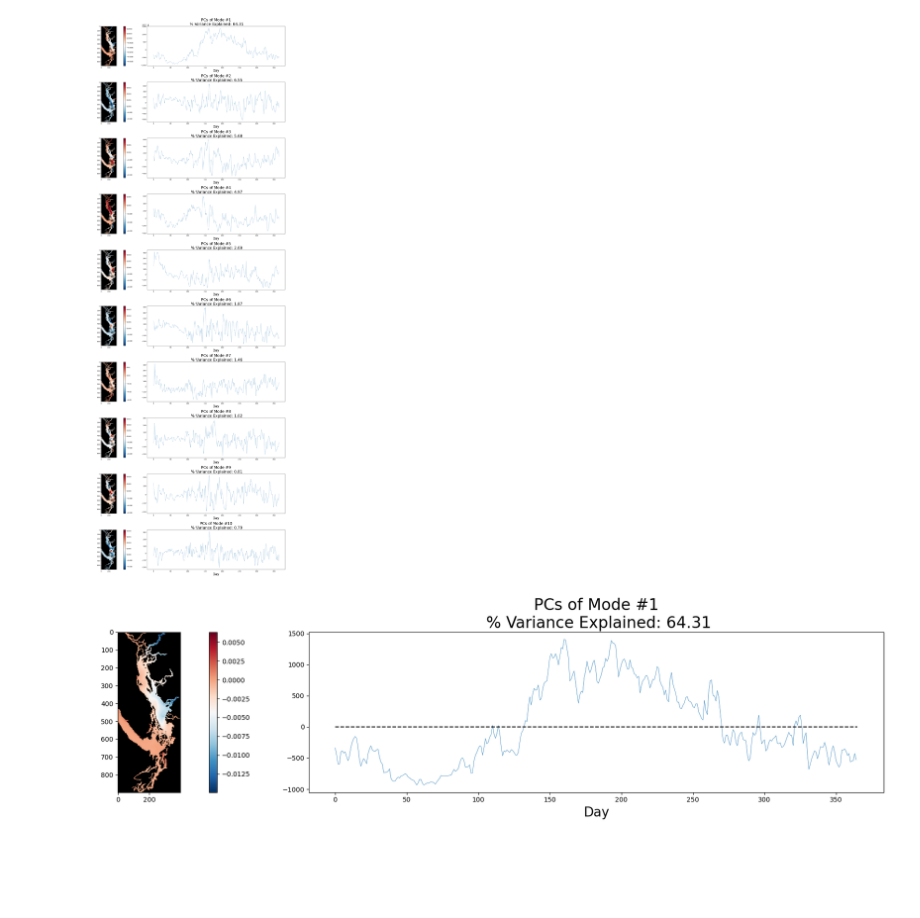
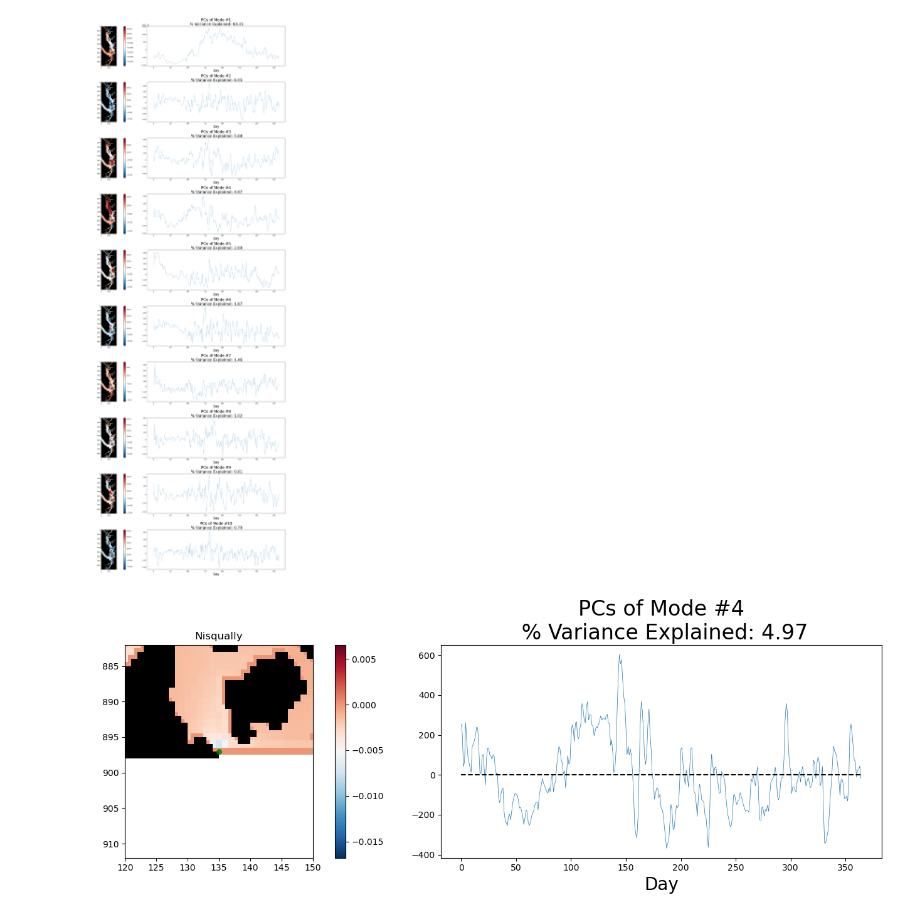
Before and after one commit to SalishSeaCast/analysis-cassidy, a Jupyter notebook: notebooks/compare_daily_river/river_influence_PCA_zoomin.ipynb, the cells around one changed output. Cells and saved outputs as stored; diff of their text form; code cells hidden in the pictures; blank space fills up the shorter version.

Commit message:
function to zoom into each river for a given mode

```diff
--- a/notebooks/compare_daily_river/river_influence_PCA_zoomin.ipynb
+++ b/notebooks/compare_daily_river/river_influence_PCA_zoomin.ipynb
@@ -65,8 +65,8 @@ Text(0.5, 0.98, 'Salinity at 0.5 m (g/kg) 202111')
 # define dimensions for later reshaping
 num_days = phys_arr.shape[0]
 
-Nx = phys_arr.shape[2]
-Ny = phys_arr.shape[3]
+Ny = phys_arr.shape[2]
+Nx = phys_arr.shape[3]
 
 ## DO PCA PART
 surface = phys_arr[:,0,:,:].reshape(num_days, 357404)  # TODO: FIX THIS to not hard coded
@@ -115,7 +115,7 @@ fracVar = pca.explained_variance_ratio_
 eigvecs = pca.components_
 PCs = pca.fit_transform(surface)
 
-np.sum(fracVar[:n]) # fraction of variance explained by this many modes  #TODO change this also to fn input, is the same n as below
+np.sum(fracVar[:n]) # fraction of variance explained by this maNx modes  #TODO change this also to fn input, is the same n as below
 
 # make a mask of land where land is true and water in NaN
 # bathymetry = xr.open_dataset('../../../../MEOPAR/grid/bathymetry_201702.nc')
@@ -137,8 +137,8 @@ plt.suptitle('202111')
 for kk in range(n):
 
     plt.subplot(n,2,kk*2+1)
-    to_show = np.ma.masked_array(np.flipud(np.reshape(eigvecs[kk],(Nx,Ny))), mask=tmask[0])
-    cb = ax2[kk,0].imshow(np.flipud(np.reshape(eigvecs[kk],(Nx,Ny))), cmap='RdBu_r')
+    to_show = np.ma.masked_array(np.flipud(np.reshape(eigvecs[kk],(Ny,Nx))), mask=tmask[0])
+    cb = ax2[kk,0].imshow(np.flipud(np.reshape(eigvecs[kk],(Ny,Nx))), cmap='RdBu_r')
     plt.colorbar(cb)
     cb2 = ax2[kk,0].pcolormesh(np.flipud(land), cmap='copper')  ################## want
     viz_tools.set_aspect(ax2[kk,0]);
@@ -155,25 +155,30 @@ plt.show()
 # %% [output]
 [figure]
 # %%
+Nisqually_idx = [rivers.prop_dict['puget']['NisquallyMcAllister']['i'], rivers.prop_dict['puget']['NisquallyMcAllister']['j']]
+Nisqually_range = [Nisqually_idx[0] - 15, Nisqually_idx[0] + 15, Nisqually_idx[1] - 15, Nisqually_idx[1] + 15]
+
 #plot the first n modes and PCs -- choose a value of 'n' from the variance explained figure
-fig, ax = plt.subplots(1, 2, figsize=(25, 5))
+n = 3
+fig, ax = plt.subplots(1, 2, figsize=(15, 5))
 
-# plt.subplot(1,2)
-to_show = np.ma.masked_array(np.flipud(np.reshape(eigvecs[0],(Nx,Ny))), mask=tmask[0])
-cb = ax[0].imshow(np.flipud(np.reshape(eigvecs[0],(Nx,Ny))), cmap='RdBu_r')
+to_show = np.ma.masked_array(np.flipud(np.reshape(eigvecs[n],(Ny,Nx))), mask=tmask[0])
+cb = ax[0].imshow(np.flipud(np.reshape(eigvecs[n],(Ny,Nx))), cmap='RdBu_r')
 plt.colorbar(cb)
 cb2 = ax[0].pcolormesh(np.flipud(land), cmap='gray')  ################## want
 viz_tools.set_aspect(ax[0]);
+ax[0].set_xlim(Nisqually_range[2], Nisqually_range[3])
+ax[0].set_ylim(Ny-Nisqually_range[0], Ny-Nisqually_range[1])
+ax[0].scatter(Nisqually_idx[1], Ny-Nisqually_idx[0], s=30, color='g',alpha=0.8)
+ax[0].set_title('Nisqually')
 
 
-ax[1].plot(PCs[:,0], linewidth = 0.5)
+ax[1].plot(PCs[:,n], linewidth = 0.5)
 ax[1].plot([0,num_days], [0,0],'k--')
-ax[1].set_title('PCs of Mode #' + str(1) + "\n % Variance Explained: " + str(round(100*fracVar[0],2)), fontsize = 24)
+ax[1].set_title('PCs of Mode #' + str(n+1) + "\n % Variance Explained: " + str(round(100*fracVar[n],2)), fontsize = 24)
 ax[1].set_xlabel('Day', fontsize = 20)
 
 plt.tight_layout()
-
-# plt.savefig('2020_modes.png')
 plt.show()
 # %% [output]
-[figure, old version]
+[figure, new version]
```
Also changed, not shown: parts of 1 cell of this notebook.
